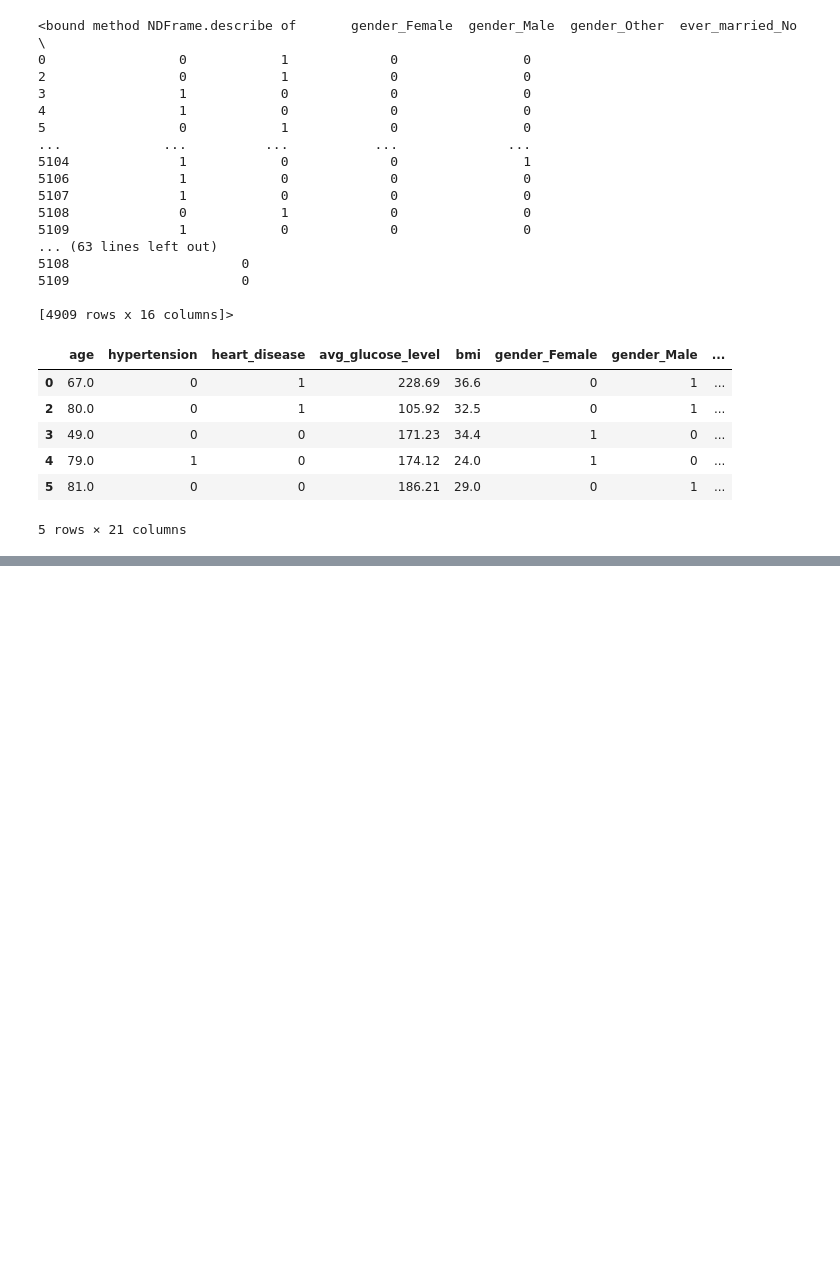
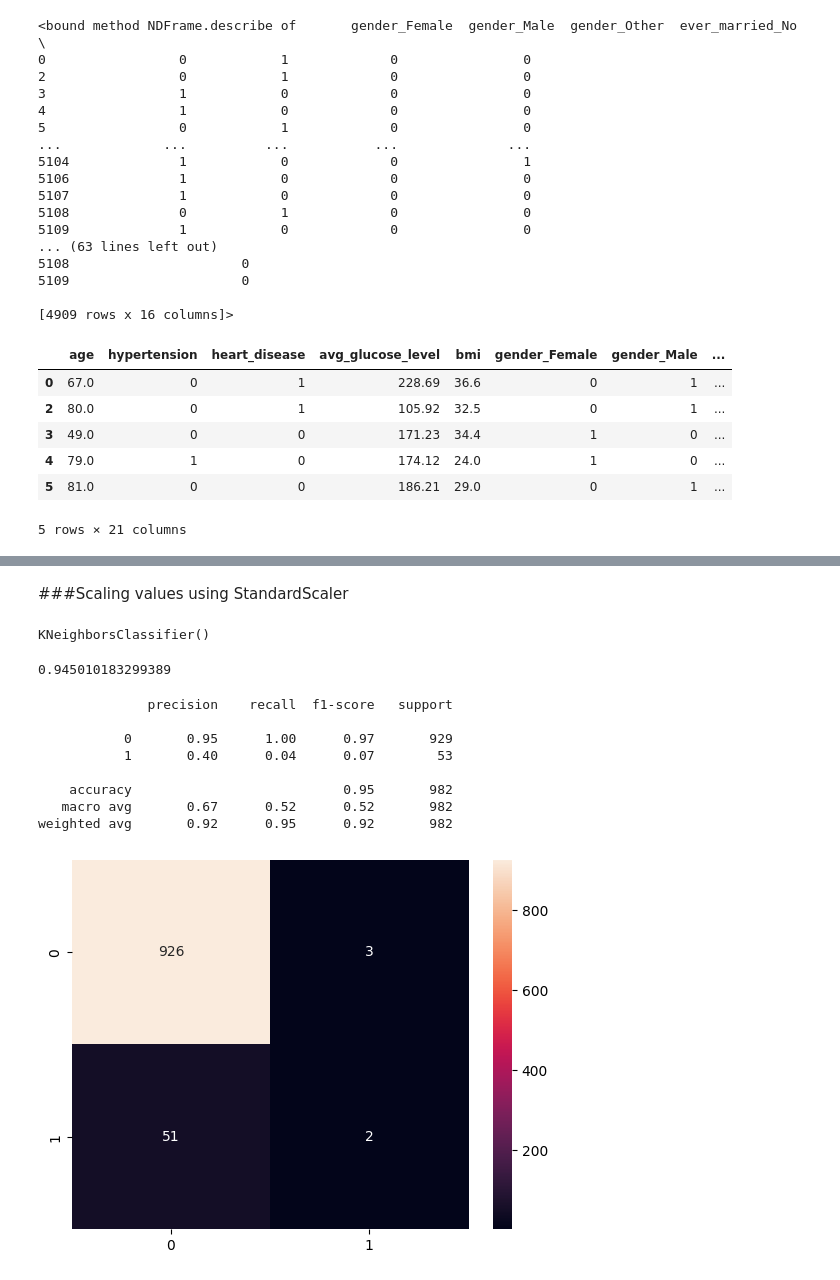
Before and after one commit to ABhatta92/ds_projects, a Jupyter notebook: classification/Classification.ipynb, the cells around one changed output, grey strips where cells are left out. Cells and saved outputs as stored; diff of their text form; code cells hidden in the pictures; blank space fills up the shorter version.

```diff
--- a/classification/Classification.ipynb
+++ b/classification/Classification.ipynb
@@ -69,0 +72,3 @@ x.head()
+# %%
+seed = 42
+x_train, x_test, y_train, y_test = train_test_split(x,y,test_size=0.2,random_state=seed)
@@ -69,0 +81,40 @@ x.head()
+# %% [markdown]
+###Scaling values using StandardScaler
+# %%
+from sklearn.preprocessing import StandardScaler
+
+scaler = StandardScaler()
+scaler.fit(x_train)
+
+x_train = scaler.transform(x_train)
+x_test = scaler.transform(x_test)
+# %%
+knn = KNeighborsClassifier()
+knn.fit(x_train,y_train)
+# %% [output]
+KNeighborsClassifier()
+# %%
+y_pred = knn.predict(x_test)
+# %%
+acc = knn.score(x_test, y_test)
+print(acc)
+# %% [output]
+0.945010183299389
+# %%
+from sklearn.metrics import classification_report, confusion_matrix
+import seaborn as sns
+classes = ['0','1']
+cm = pd.DataFrame(confusion_matrix(y_test, y_pred), columns = classes, index = classes)
+sns.heatmap(cm, annot = True, fmt = 'd')
+
+print(classification_report(y_test, y_pred))
+# %% [output]
+              precision    recall  f1-score   support
+
+           0       0.95      1.00      0.97       929
+           1       0.40      0.04      0.07        53
+
+    accuracy                           0.95       982
+   macro avg       0.67      0.52      0.52       982
+weighted avg       0.92      0.95      0.92       982
+[figure, added]
```
Also changed, not shown: parts of 3 cells of this notebook.
